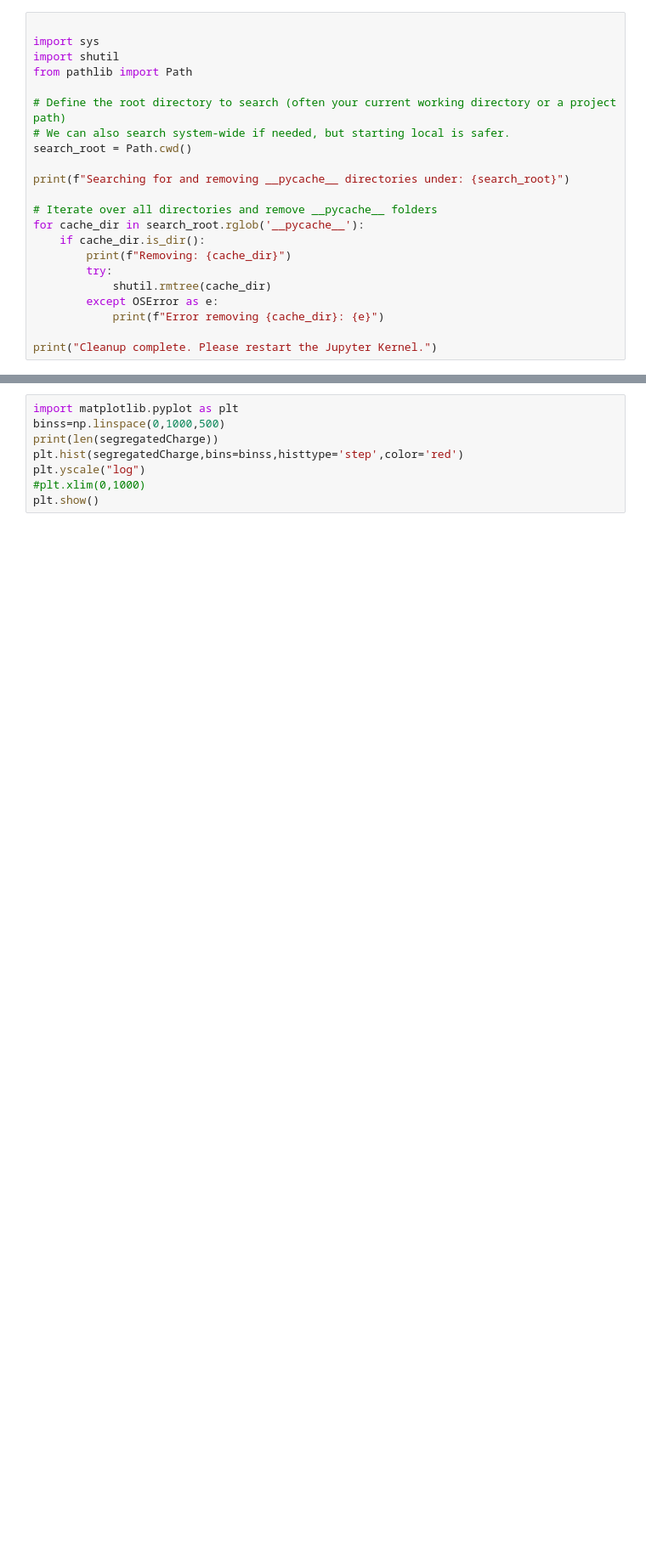
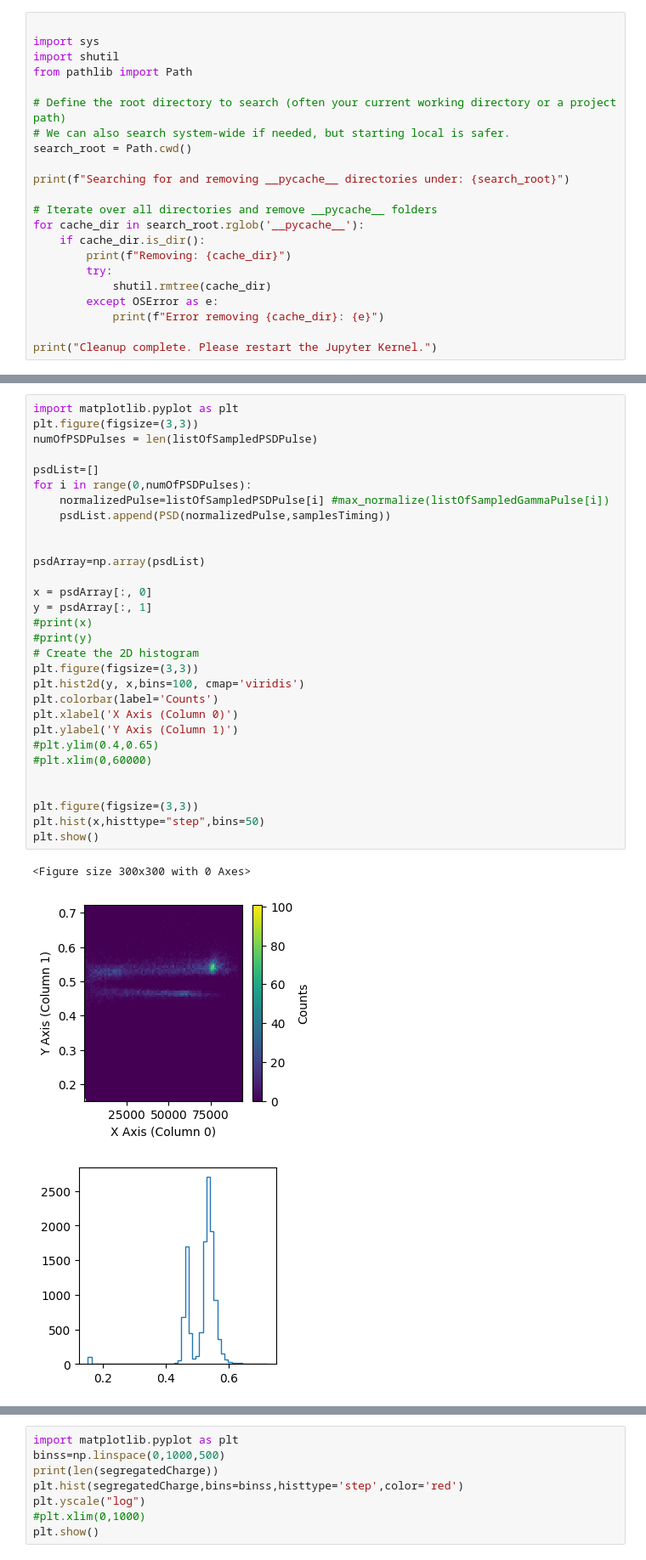
Before and after one commit to rsehgal/G4Workshop_Calicut, a Jupyter notebook: PyScripts/WaveAnal.ipynb, the cells around one changed output, grey strips where cells are left out. Shown at 85% size. Saved outputs shown, nothing was run; the diff lists cells and outputs as text; blank space fills up the shorter version.

```diff
--- a/PyScripts/WaveAnal.ipynb
+++ b/PyScripts/WaveAnal.ipynb
@@ -920,3 +1175,37 @@ Total num of events :  10000
+# %%
+import matplotlib.pyplot as plt
+plt.figure(figsize=(3,3))
+numOfPSDPulses = len(listOfSampledPSDPulse)
+
+psdList=[]
+for i in range(0,numOfPSDPulses):
+    normalizedPulse=listOfSampledPSDPulse[i] #max_normalize(listOfSampledGammaPulse[i])
+    psdList.append(PSD(normalizedPulse,samplesTiming))
+
+
+psdArray=np.array(psdList)
+
+x = psdArray[:, 0]
+y = psdArray[:, 1]
+#print(x)
+#print(y)
+# Create the 2D histogram
+plt.figure(figsize=(3,3))
+plt.hist2d(y, x,bins=100, cmap='viridis')
+plt.colorbar(label='Counts')
+plt.xlabel('X Axis (Column 0)')
+plt.ylabel('Y Axis (Column 1)')
+#plt.ylim(0.4,0.65)
+#plt.xlim(0,60000)
+
+
+plt.figure(figsize=(3,3))
+plt.hist(x,histtype="step",bins=50)
+plt.show()
+# %% [output]
+<Figure size 300x300 with 0 Axes>
+[figure, added]
+[figure, added]
 # %%
 
 import matplotlib.pyplot as plt
```
Also changed, not shown: parts of 6 cells of this notebook, 3 other files.
